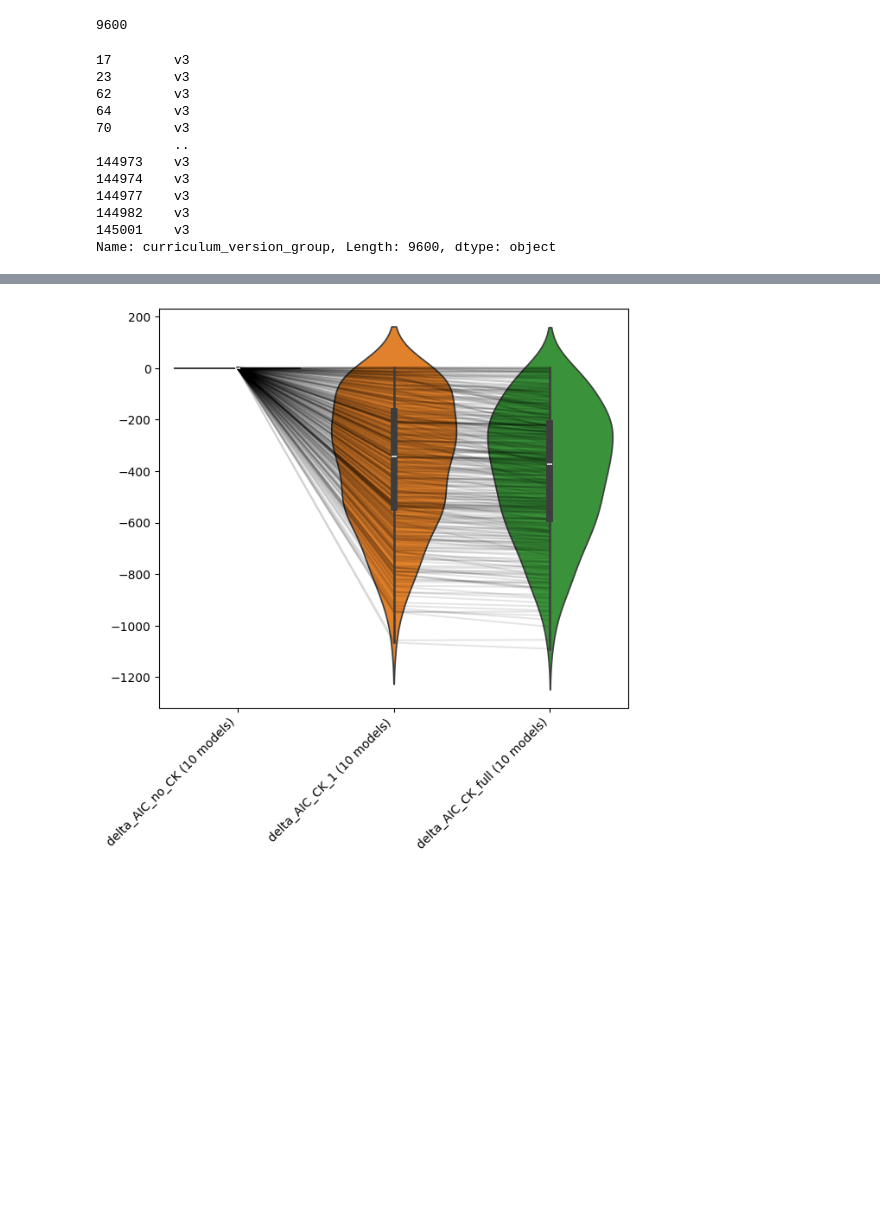
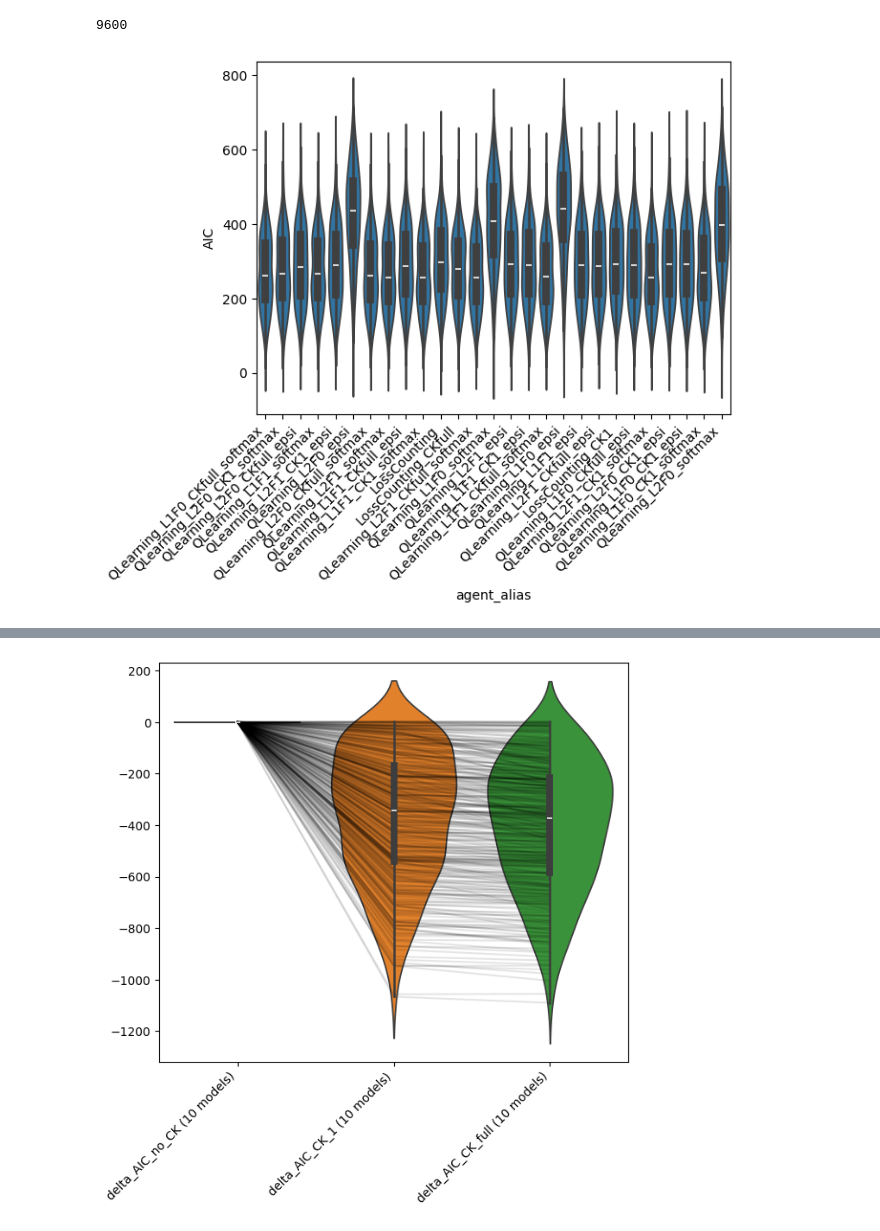
Before and after one commit to AllenNeuralDynamics/aind-dynamic-foraging-population-analysis, a Jupyter notebook: notebooks/demo_RL_models.ipynb, the cells around one changed output, grey strips where cells are left out. Cells and saved outputs as stored; diff of their text form; code cells hidden in the pictures; blank space fills up the shorter version.

```diff
--- a/notebooks/demo_RL_models.ipynb
+++ b/notebooks/demo_RL_models.ipynb
@@ -132,27 +132,17 @@ df_model_fitting_30_filtered = df_model_fitting_30_filtered.query(
 len(df_model_fitting_30_filtered)
 # %% [output]
 9600
-# %%
-df_model_fitting_30_filtered.curriculum_version_group
-# %% [output]
-17        v3
-23        v3
-62        v3
-64        v3
-70        v3
-          ..
-144973    v3
-144974    v3
-144977    v3
-144982    v3
-145001    v3
-Name: curriculum_version_group, Length: 9600, dtype: object
 # %%
 def subtract_baseline(group, baseline_models=['LossCounting'], metric='AIC'):
     # Find the baseline value for the group
     baseline = group.loc[group['agent_alias'].isin(baseline_models), metric].mean()
     group[f'delta_{metric}'] = group[metric] - baseline
     return group
+# %%
+ax = sns.violinplot(df_model_fitting_30_filtered.query("not agent_alias.str.contains('WSLS')"), x='agent_alias', y='AIC', density_norm='width')
+_ = ax.set_xticklabels(ax.get_xticklabels(), rotation=45, ha='right')
+# %% [output]
+[figure, added]
 # %%
 ax = sns.violinplot(df_model_fitting_30_filtered, x='agent_alias', y='LPT', density_norm='width')
 _ = ax.set_xticklabels(ax.get_xticklabels(), rotation=45, ha='right')
```
Also changed, not shown: parts of 14 cells of this notebook.
